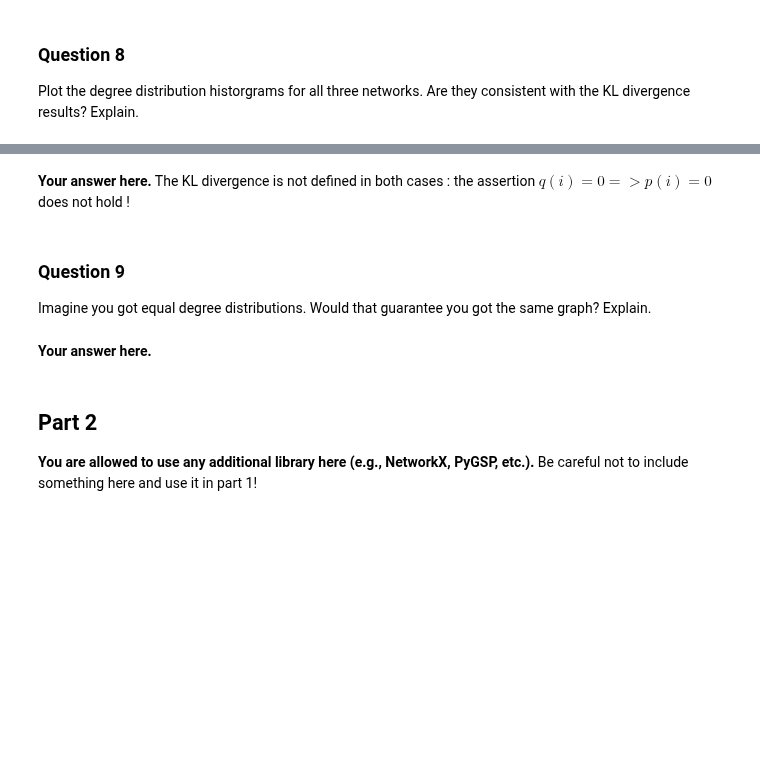
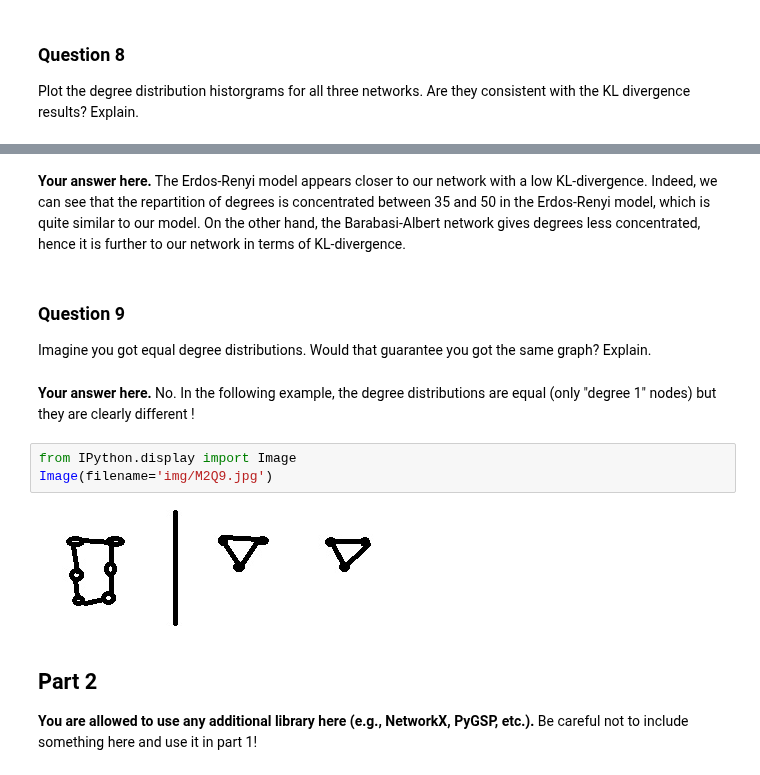
Before and after one commit to AgentAGadge/ntds_2018, a Jupyter notebook: milestones/2_network_models.ipynb, the cells around one changed output, grey strips where cells are left out. Drawn from its saved outputs; the diff is of its cells as text; blank space fills up the shorter version.

```diff
--- a/milestones/2_network_models.ipynb
+++ b/milestones/2_network_models.ipynb
@@ -272,12 +318,18 @@ plt.show()
-# %% [markdown]
-**Your answer here.**
-The KL divergence is not defined in both cases : the assertion $q(i)=0 => p(i)=0$ does not hold !
+# %% [markdown]
+**Your answer here.**
+The Erdos-Renyi model appears closer to our network with a low KL-divergence. Indeed, we can see that the repartition of degrees is concentrated between 35 and 50 in the Erdos-Renyi model, which is quite similar to our model. On the other hand, the Barabasi-Albert network gives degrees less concentrated, hence it is further to our network in terms of KL-divergence.
 # %% [markdown]
 ### Question 9
 
 Imagine you got equal degree distributions. Would that guarantee you got the same graph? Explain.
-# %% [markdown]
-**Your answer here.**
+# %% [markdown]
+**Your answer here.**
+No. In the following example, the degree distributions are equal (only "degree 1" nodes) but they are clearly different !
+# %%
+from IPython.display import Image
+Image(filename='img/M2Q9.jpg')
+# %% [output]
+[figure, added]
 # %% [markdown]
 ## Part 2
 
```
Also changed, not shown: parts of 6 cells of this notebook.
